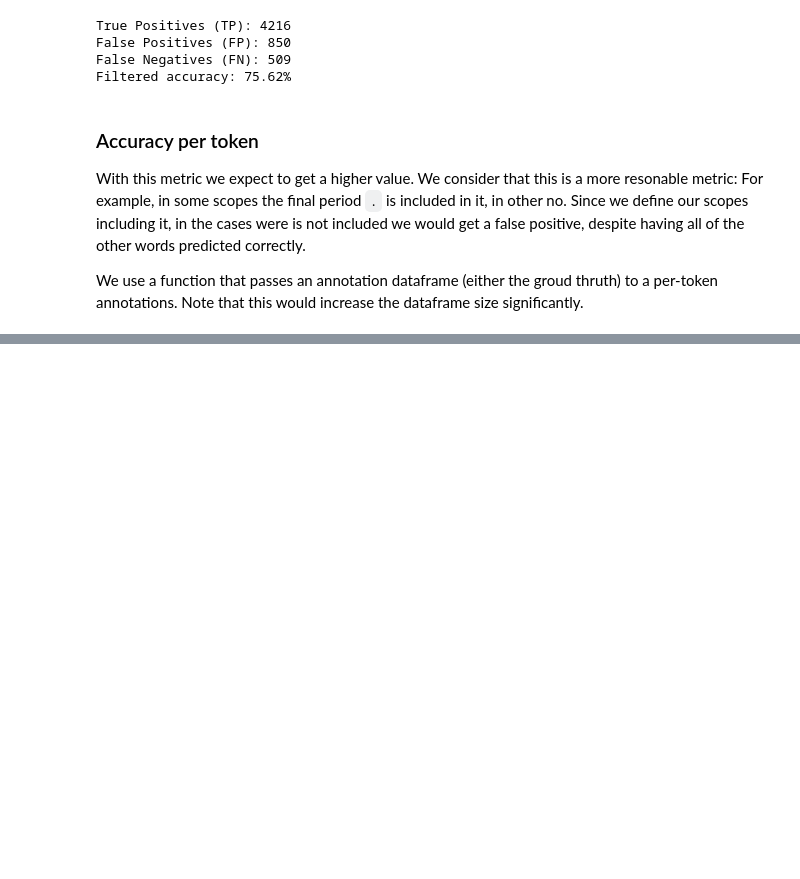
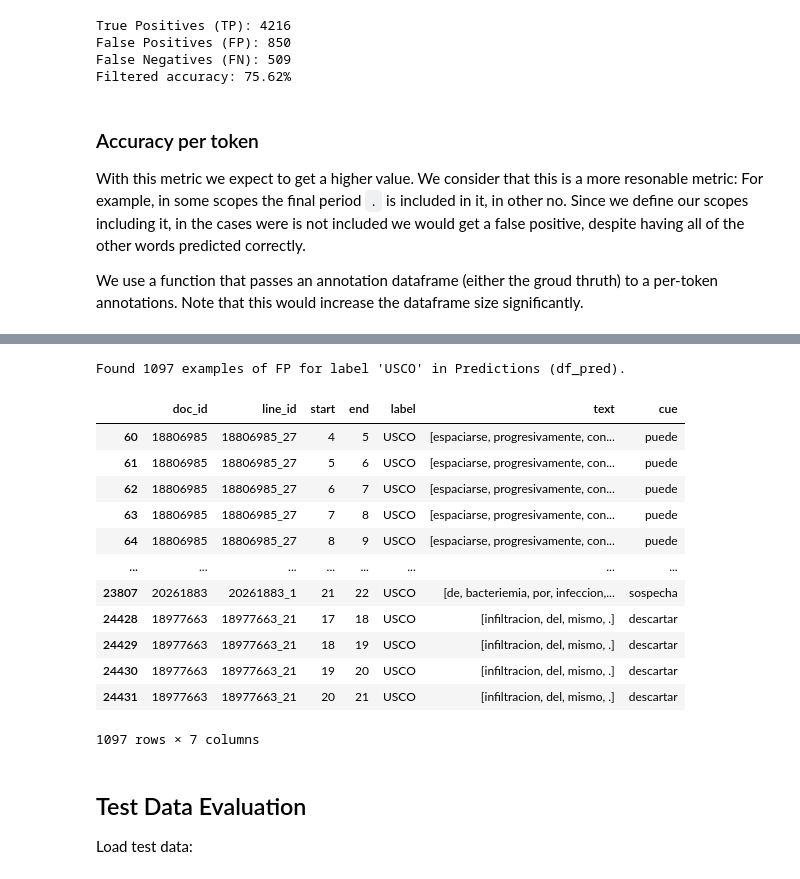
Before and after one commit to dmxocean/projectNLP, a Jupyter notebook: notebooks/rule_based.ipynb, the cells around one changed output, grey strips where cells are left out. Saved outputs shown, nothing was run; the diff lists cells and outputs as text; code cells hidden in the pictures; blank space fills up the shorter version.

```diff
--- a/notebooks/rule_based.ipynb
+++ b/notebooks/rule_based.ipynb
@@ -540,0 +443,22 @@ ax1 = plot_full_confusion_matrix(expanded_train, expanded_pred, figsize=(10, 10)
+# %%
+usco_fp = get_specific_errors(expanded_train, expanded_pred, target_label='USCO', error_type='FP')
+usco_fp
+# %% [output]
+Found 1097 examples of FP for label 'USCO' in Predictions (df_pred).
+|  | doc_id | line_id | start | end | label | text | cue |
+| 60 | 18806985 | 18806985_27 | 4 | 5 | USCO | [espaciarse, progresivamente, con... | puede |
+| 61 | 18806985 | 18806985_27 | 5 | 6 | USCO | [espaciarse, progresivamente, con... | puede |
+| 62 | 18806985 | 18806985_27 | 6 | 7 | USCO | [espaciarse, progresivamente, con... | puede |
+| 63 | 18806985 | 18806985_27 | 7 | 8 | USCO | [espaciarse, progresivamente, con... | puede |
+| 64 | 18806985 | 18806985_27 | 8 | 9 | USCO | [espaciarse, progresivamente, con... | puede |
+| ... | ... | ... | ... | ... | ... | ... | ... |
+| 23807 | 20261883 | 20261883_1 | 21 | 22 | USCO | [de, bacteriemia, por, infeccion,... | sospecha |
+| 24428 | 18977663 | 18977663_21 | 17 | 18 | USCO | [infiltracion, del, mismo, .] | descartar |
+| 24429 | 18977663 | 18977663_21 | 18 | 19 | USCO | [infiltracion, del, mismo, .] | descartar |
+| 24430 | 18977663 | 18977663_21 | 19 | 20 | USCO | [infiltracion, del, mismo, .] | descartar |
+| 24431 | 18977663 | 18977663_21 | 20 | 21 | USCO | [infiltracion, del, mismo, .] | descartar |
+1097 rows × 7 columns
+# %% [markdown]
+## Test Data Evaluation
+
+Load test data:
```
Also changed, not shown: parts of 21 cells of this notebook, 8 other files.
